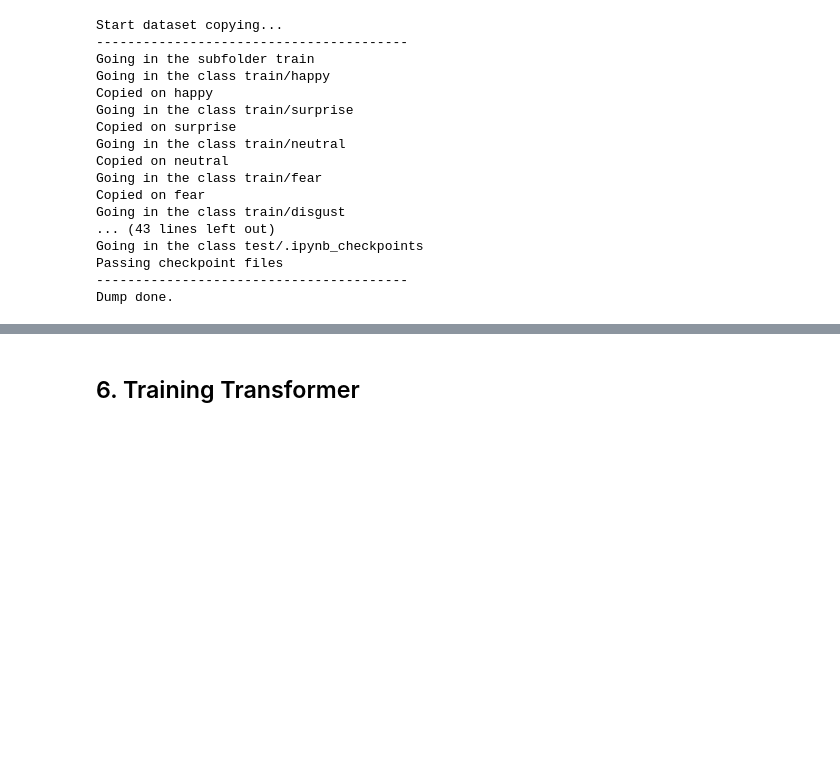
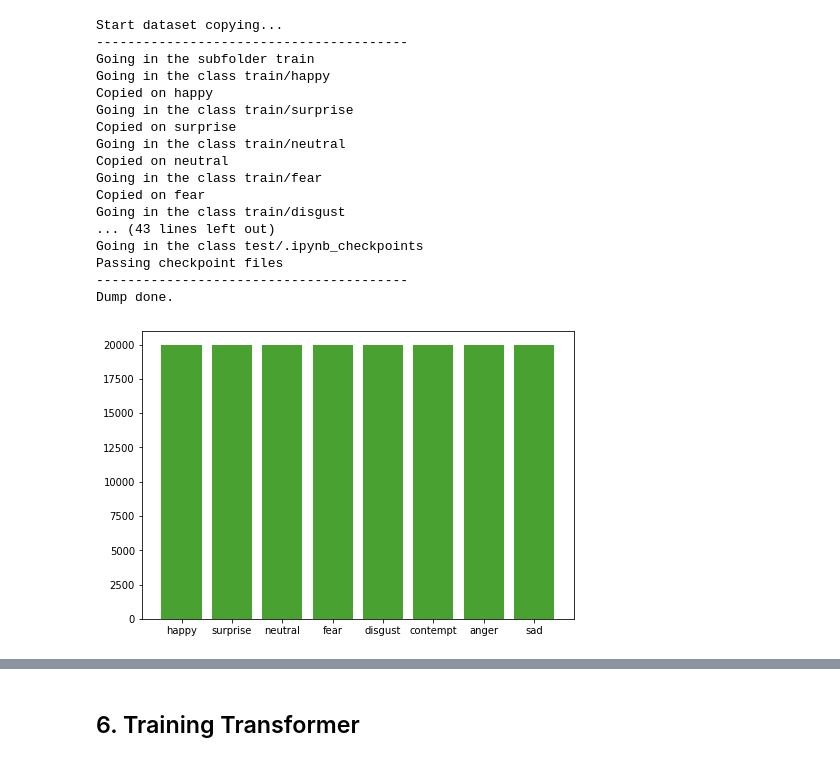
Before and after one commit to kode-git/vfer, a Jupyter notebook: ViT_Face_Emotion_Recognition.ipynb, the cells around one changed output, grey strips where cells are left out. Cells and saved outputs as stored; diff of their text form; code cells hidden in the pictures; blank space fills up the shorter version.

```diff
--- a/ViT_Face_Emotion_Recognition.ipynb
+++ b/ViT_Face_Emotion_Recognition.ipynb
@@ -1296,3 +1296,7 @@ Going in the class test/.ipynb_checkpoints
 Passing checkpoint files
 ----------------------------------------
 Dump done.
+# %%
+plot_dataset("/content/drive/MyDrive/Datasets/VFER/train/*")
+# %% [output]
+[figure, added]
```
Also changed, not shown: parts of 7 cells of this notebook.
